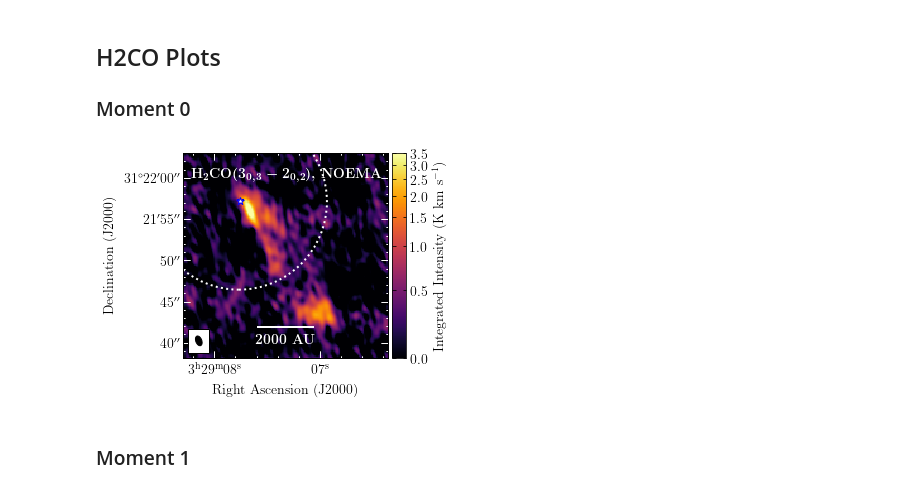
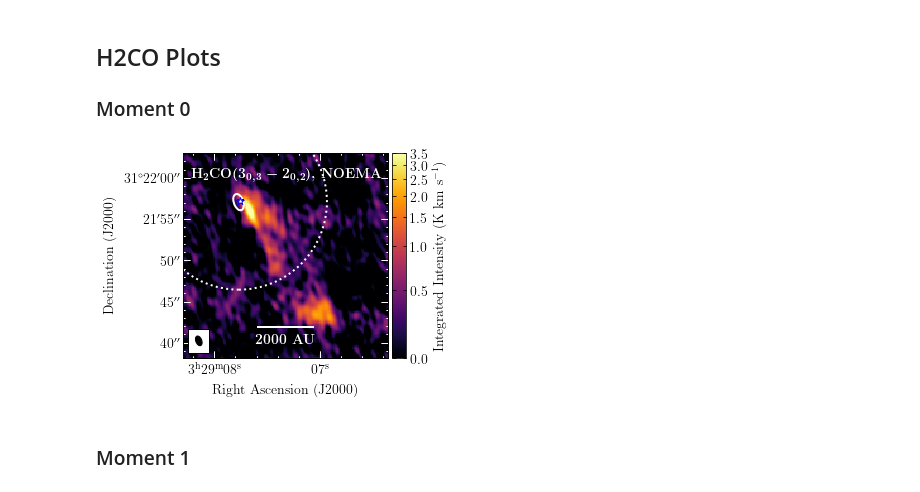
Before and after one commit to tere-valdivia/Per-emb-50_results, a Jupyter notebook: Data_figures.ipynb, the cells around one changed output. Drawn from its saved outputs; the diff is of its cells as text; code cells hidden in the pictures.

```diff
--- a/Data_figures.ipynb
+++ b/Data_figures.ipynb
@@ -90,37 +186,45 @@ if saveaction:
 
 ### Moment 0
 # %%
-saveaction = 1
+saveaction = 0
 
 folder = 'H2CO/CDconfigsmall/'
 filename = H2CO_303_202_TdV_s
 cleanalg = 'Multi'
 stretch = 'arcsinh'
 
-savefile = folder + 'H2CO_'+cleanalg+'_fitcube_total_mom0_labeled' + '_'+stretch + '.pdf'
+filename_continuum = 'continuum/Per-emb-50_CD_li_cont_rob1-selfcal'
+levels = [0.007]
+
+continuum_header = WCS(fits.getheader(filename_continuum+'.fits')).celestial.to_header()
+continuum_data = fits.getdata(filename_continuum+'.fits')[0]
+hdu_cont = fits.PrimaryHDU(data=continuum_data, header=continuum_header)
+
+savefile = folder + 'H2CO_'+cleanalg+'_fitcube_total_mom0_labeled_continuum' + stretch + '.pdf'
 vmin = 0
 vmax = 3.5
 vmid = 0.5
 cmap = 'inferno'
 title = r'\textbf{H\boldmath$_{2}$CO($3_{0,3}-2_{0,2}$), NOEMA}'
 
 headercube = fits.getheader(filename+'.fits')
 freq = headercube['RESTFREQ'] * u.Hz
 phasecent = [headercube['ra'], headercube['dec']]
 
 fig = plot_aplpy_standard(filename+'.fits', stretch, vmin, vmax, cmap, label_col='w', star_col='b', vmid=vmid)
 fig.colorbar.set_axis_label_text(r'Integrated Intensity (K km s$^{-1}$)')
 fig.show_circles(phasecent[0], phasecent[1], (pb_noema(freq).to(u.deg)*0.5).value, ls=':', color='w', lw=2)
 fig.add_label(0.97,0.9, title, color='w',
                relative=True, horizontalalignment='right', size=14)
 # fig.add_label(0.95,0.80, cleanalg, color='k',
 #                relative=True, horizontalalignment='right', size=18)
 fig.scalebar.set_label(r'\textbf{2000 AU}')
+fig.show_contour(hdu_cont, levels=levels, colors='w', linewidths=2)
 
 if saveaction:
     plt.savefig(savefile, bbox_inches='tight', dpi=300)
 # %% [output]
-[figure, old version]
+[figure, new version]
 # %% [markdown]
 ### Moment 1
 # %%
```
Also changed, not shown: parts of 13 cells of this notebook, 11 other files.
